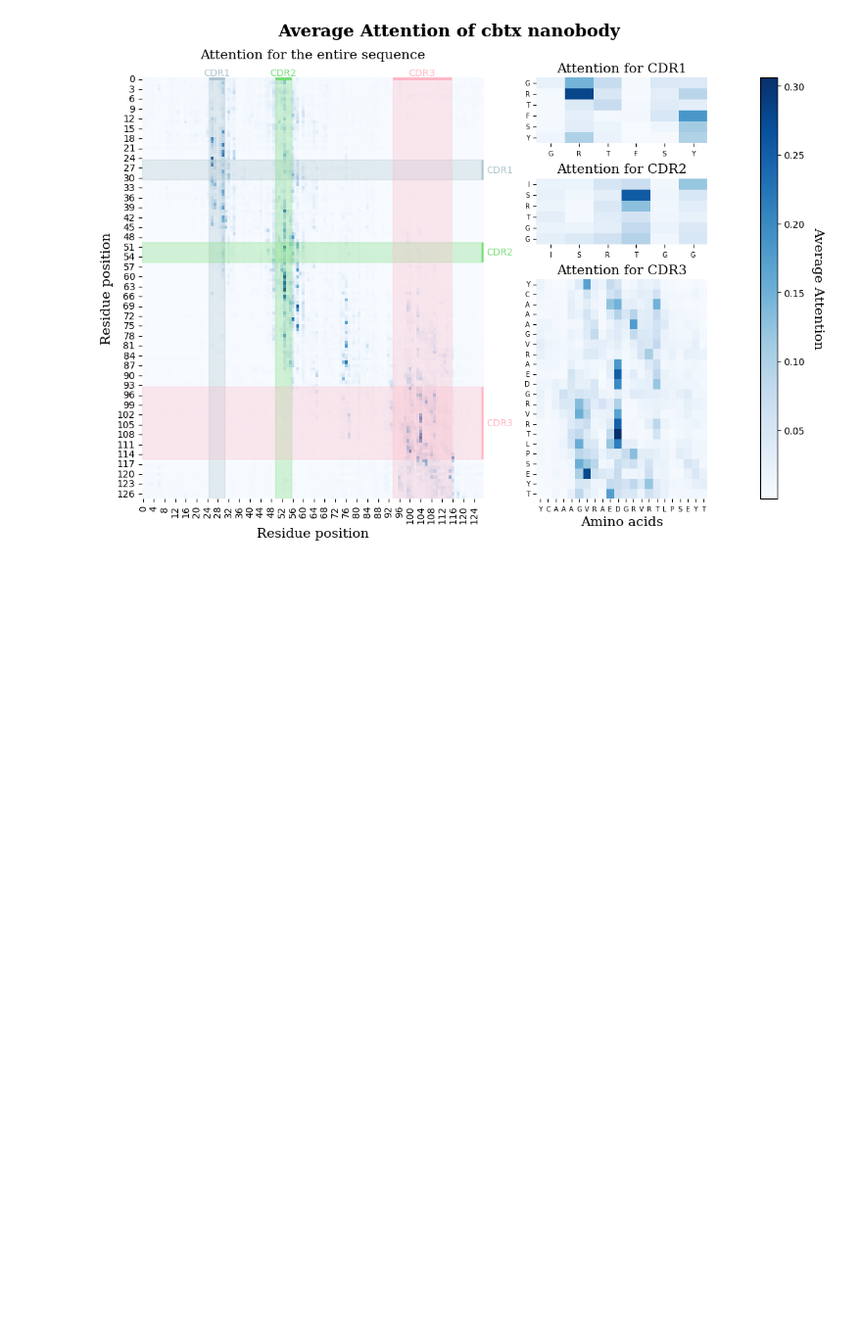
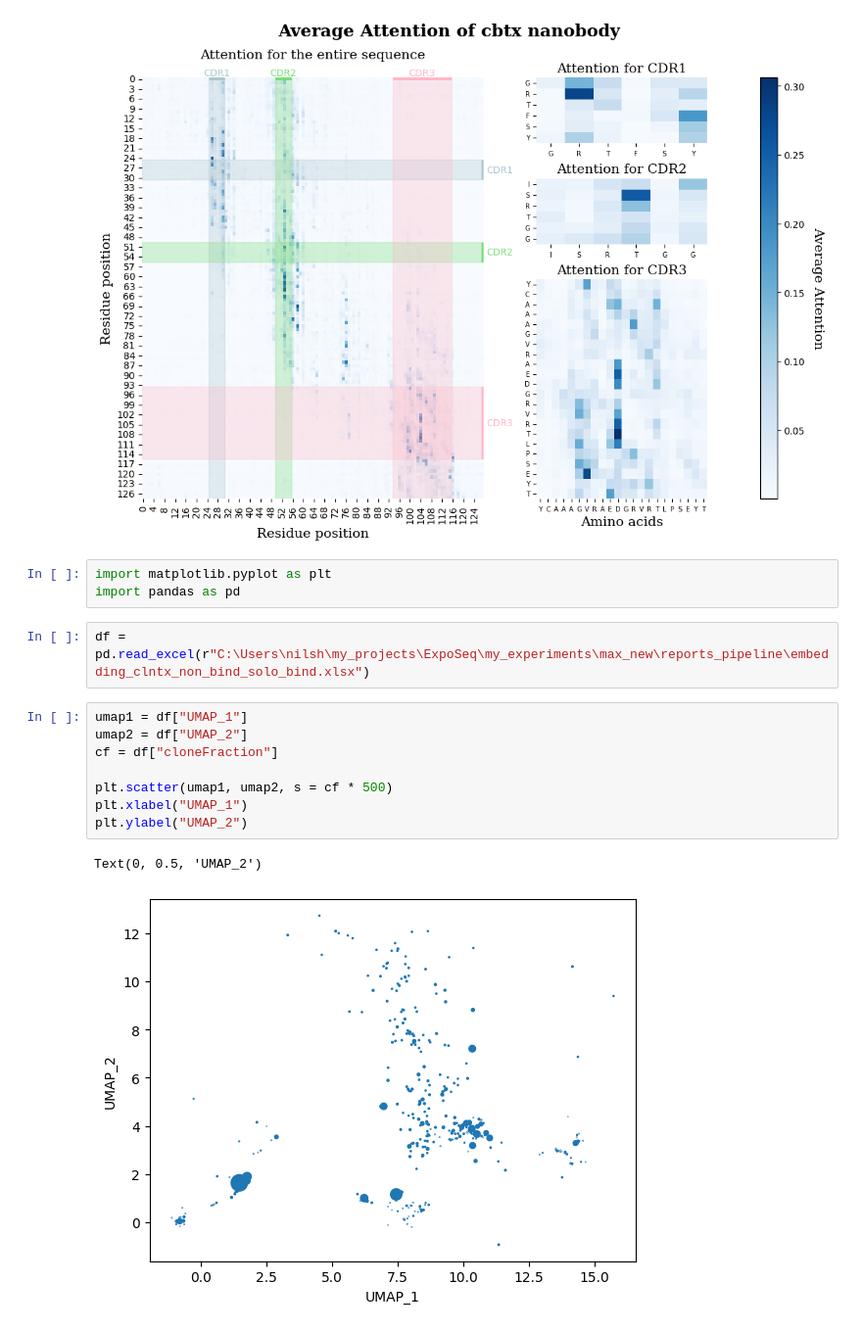
Before and after one commit to DigBioLab/SeqLP, a Jupyter notebook: jupyter_scripts/attention_analysis.ipynb, the cells around one changed output. Shown at 98% size. Drawn from its saved outputs; the diff is of its cells as text; blank space fills up the shorter version.

```diff
--- a/jupyter_scripts/attention_analysis.ipynb
+++ b/jupyter_scripts/attention_analysis.ipynb
@@ -59,3 +59,19 @@ Plotter.create_region_specific_subplot(sequence = nanobody_sequence,residues = r
 #plt.savefig(r"C:\Users\nilsh\OneDrive\Desktop\results_thesis\validation_embedding\bertology\attention_cdr_7eow.png", dpi = 300, format = "png")
 # %% [output]
 [figure]
+# %%
+import matplotlib.pyplot as plt
+import pandas as pd
+# %%
+df = pd.read_excel(r"C:\Users\nilsh\my_projects\ExpoSeq\my_experiments\max_new\reports_pipeline\embedding_clntx_non_bind_solo_bind.xlsx")
+# %%
+umap1 = df["UMAP_1"]
+umap2 = df["UMAP_2"]
+cf = df["cloneFraction"]
+
+plt.scatter(umap1, umap2, s = cf * 500)
+plt.xlabel("UMAP_1")
+plt.ylabel("UMAP_2")
+# %% [output]
+Text(0, 0.5, 'UMAP_2')
+[figure, added]
```
Also changed, not shown: 2 other files.
